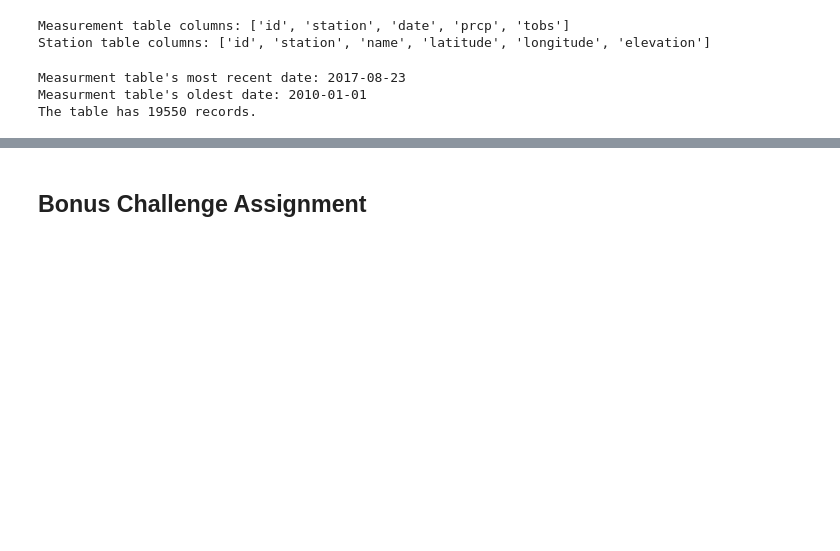
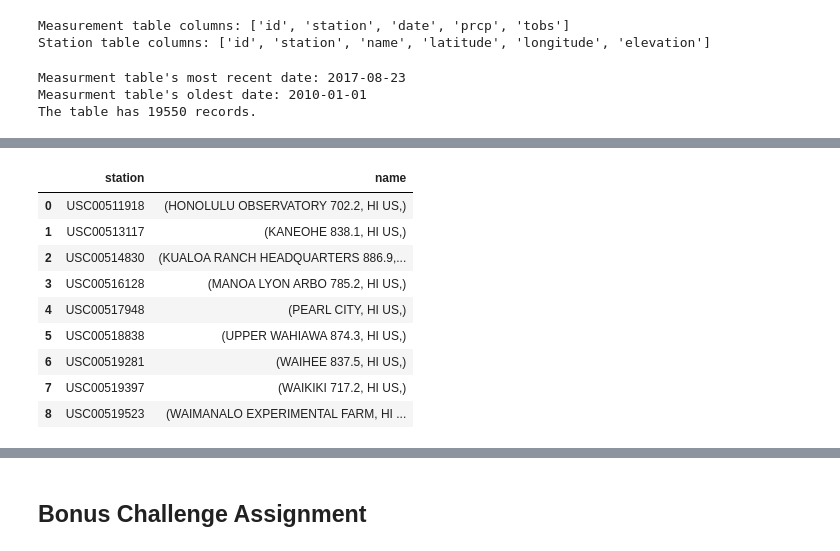
Before and after one commit to JeremyBrent/SQLAlchemy, a Jupyter notebook: climate_starter.ipynb, the cells around one changed output, grey strips where cells are left out. Cells and saved outputs as stored; diff of their text form; code cells hidden in the pictures; blank space fills up the shorter version.

```diff
--- a/climate_starter.ipynb
+++ b/climate_starter.ipynb
@@ -92,2 +102,4 @@ plt.show()
 # %%
 # Design a query to show how many stations are available in this dataset?
+stationcode = session.query(measurements.station).group_by(measurements.station).all()
+stationcode
@@ -96,0 +133,3 @@ plt.show()
+# %%
+stationname = session.query(stations.name).group_by(stations.name).all()
+stationname
@@ -96,0 +146,15 @@ plt.show()
+# %%
+station_df = pd.DataFrame(stationcode)
+station_df['name'] = stationname
+station_df
+# %% [output]
+|  | station | name |
+| 0 | USC00511918 | (HONOLULU OBSERVATORY 702.2, HI US,) |
+| 1 | USC00513117 | (KANEOHE 838.1, HI US,) |
+| 2 | USC00514830 | (KUALOA RANCH HEADQUARTERS 886.9,... |
+| 3 | USC00516128 | (MANOA LYON ARBO 785.2, HI US,) |
+| 4 | USC00517948 | (PEARL CITY, HI US,) |
+| 5 | USC00518838 | (UPPER WAHIAWA 874.3, HI US,) |
+| 6 | USC00519281 | (WAIHEE 837.5, HI US,) |
+| 7 | USC00519397 | (WAIKIKI 717.2, HI US,) |
+| 8 | USC00519523 | (WAIMANALO EXPERIMENTAL FARM, HI ... |
```
Also changed, not shown: parts of 8 cells of this notebook, 1 other file.
